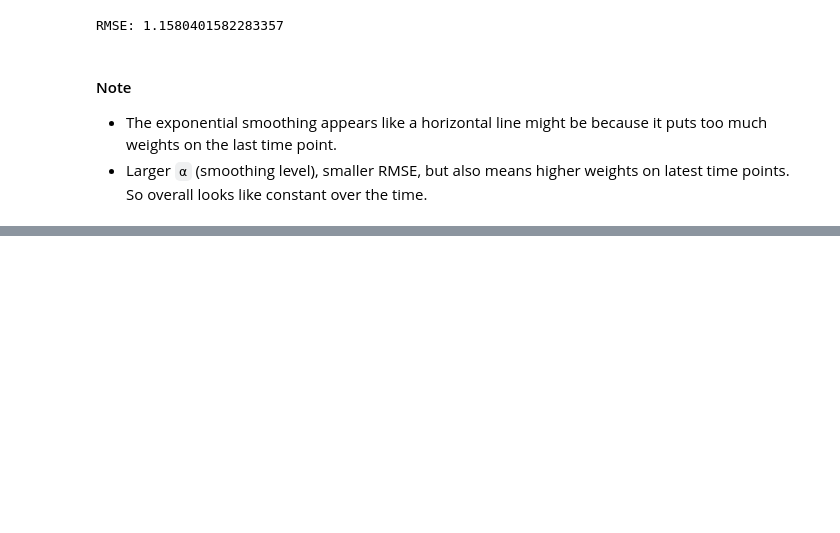
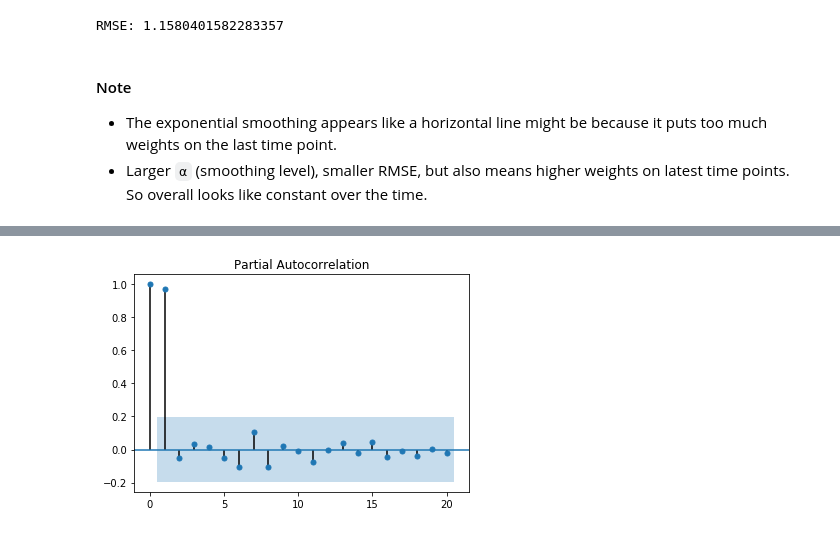
Before and after one commit to hanhanwu/Hanhan_Break_the_Limits, a Jupyter notebook: Bank_Fantasy/Golden_Bridge/forecast_experiemnts.ipynb, the cells around one changed output, grey strips where cells are left out. Saved outputs shown, nothing was run; the diff lists cells and outputs as text; code cells hidden in the pictures; blank space fills up the shorter version.

```diff
--- a/Bank_Fantasy/Golden_Bridge/forecast_experiemnts.ipynb
+++ b/Bank_Fantasy/Golden_Bridge/forecast_experiemnts.ipynb
@@ -140,0 +217,9 @@ RMSE: 1.1580401582283357
+# %%
+title = "SARIMA"
+
+train = ts_log_train1.copy()
+test = ts_log_test1.copy()
+# %%
+plot_pacf(train, lags=20);
+# %% [output]
+[figure, added]
```
Also changed, not shown: parts of 12 cells of this notebook.
